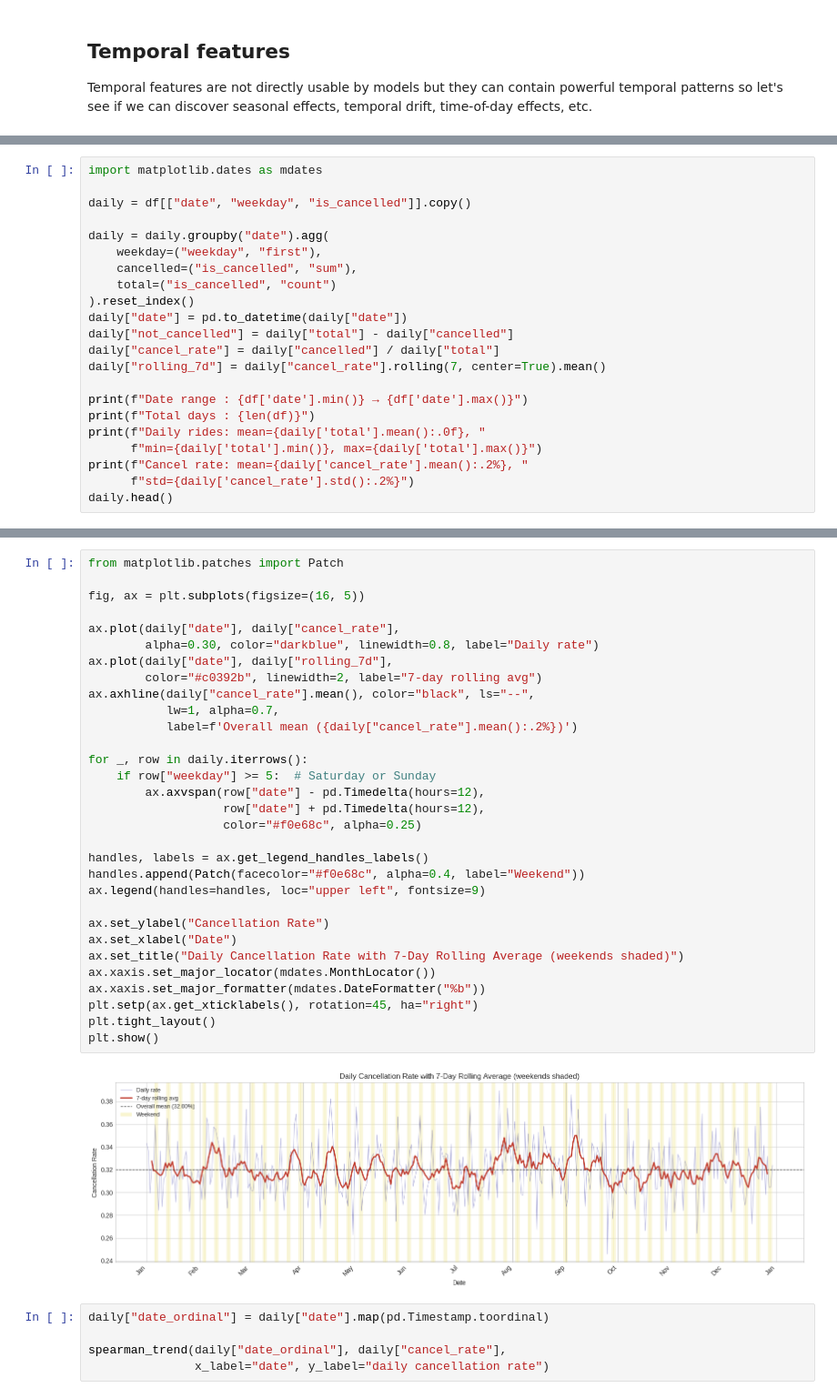
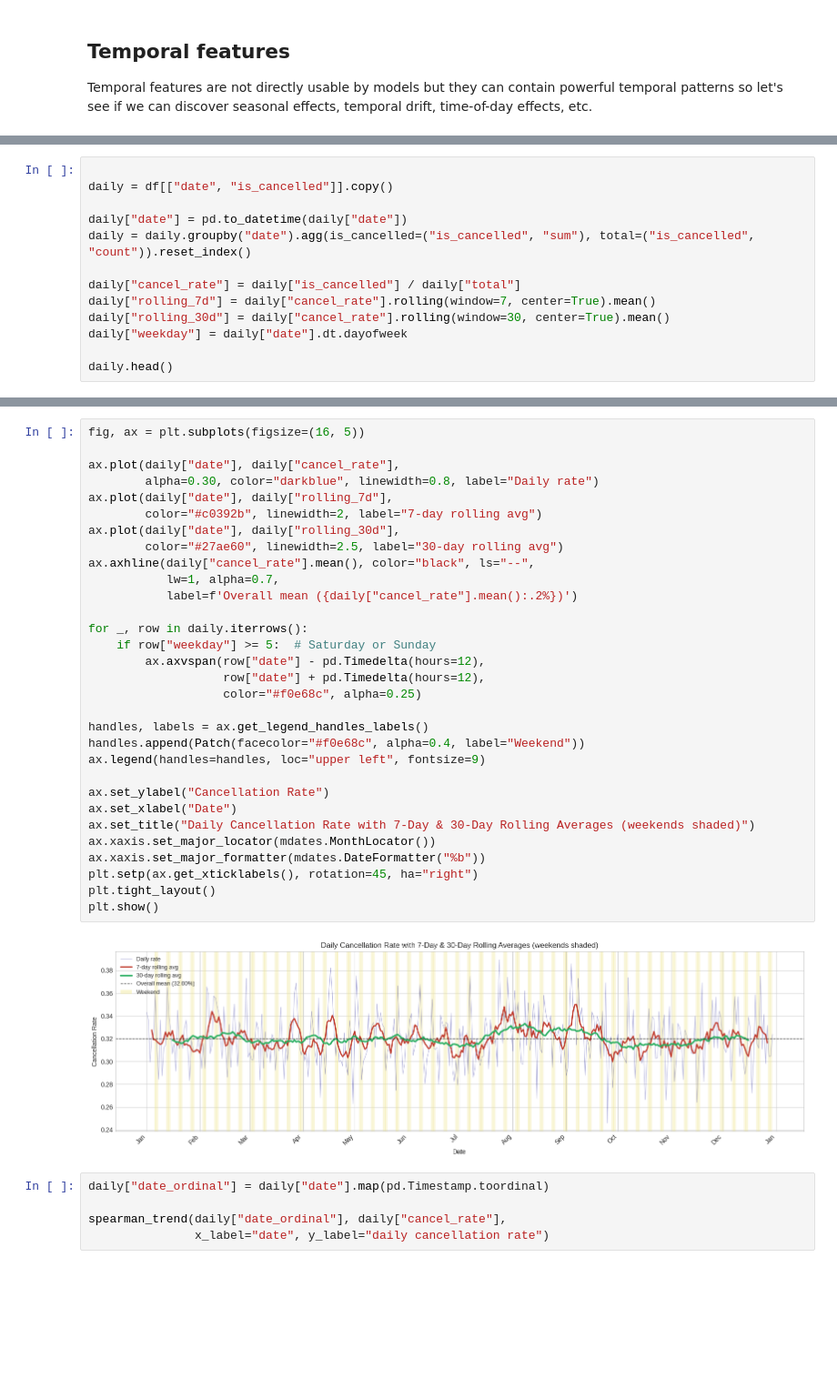
Before and after one commit to amaldu/uber-ride-cancellation-prediction, a Jupyter notebook: uber-analysis/notebooks/05_bivar_eda.ipynb, the cells around one changed output, grey strips where cells are left out. Shown at 91% size. Drawn from its saved outputs; the diff is of its cells as text; blank space fills up the shorter version.

Commit message:
update bivariate EDA: add 30-day rolling averages, bold legends, remove invalid Spearman tests on cyclical features
Made-with: Cursor

```diff
--- a/uber-analysis/notebooks/05_bivar_eda.ipynb
+++ b/uber-analysis/notebooks/05_bivar_eda.ipynb
@@ -61,23 +61,14 @@ Let's check if there are trends, seasonability or anomalies in cancellation rate
 # %%
-import matplotlib.dates as mdates
 
-daily = df[["date", "weekday", "is_cancelled"]].copy()
+daily = df[["date", "is_cancelled"]].copy()
 
-daily = daily.groupby("date").agg(
-    weekday=("weekday", "first"),
-    cancelled=("is_cancelled", "sum"),
-    total=("is_cancelled", "count")
-).reset_index()
 daily["date"] = pd.to_datetime(daily["date"])
-daily["not_cancelled"] = daily["total"] - daily["cancelled"]
-daily["cancel_rate"] = daily["cancelled"] / daily["total"]
-daily["rolling_7d"] = daily["cancel_rate"].rolling(7, center=True).mean()
+daily = daily.groupby("date").agg(is_cancelled=("is_cancelled", "sum"), total=("is_cancelled", "count")).reset_index()
 
-print(f"Date range : {df['date'].min()} → {df['date'].max()}")
-print(f"Total days : {len(df)}")
-print(f"Daily rides: mean={daily['total'].mean():.0f}, "
-      f"min={daily['total'].min()}, max={daily['total'].max()}")
-print(f"Cancel rate: mean={daily['cancel_rate'].mean():.2%}, "
-      f"std={daily['cancel_rate'].std():.2%}")
+daily["cancel_rate"] = daily["is_cancelled"] / daily["total"]
+daily["rolling_7d"] = daily["cancel_rate"].rolling(window=7, center=True).mean()
+daily["rolling_30d"] = daily["cancel_rate"].rolling(window=30, center=True).mean()
+daily["weekday"] = daily["date"].dt.dayofweek
+
 daily.head()
 # %% [output]
@@ -94,36 +81,36 @@ Cancel rate: mean=32.00%, std=2.39%
 # %%
-from matplotlib.patches import Patch
-
 fig, ax = plt.subplots(figsize=(16, 5))
 
 ax.plot(daily["date"], daily["cancel_rate"],
         alpha=0.30, color="darkblue", linewidth=0.8, label="Daily rate")
 ax.plot(daily["date"], daily["rolling_7d"],
         color="#c0392b", linewidth=2, label="7-day rolling avg")
+ax.plot(daily["date"], daily["rolling_30d"],
+        color="#27ae60", linewidth=2.5, label="30-day rolling avg")
 ax.axhline(daily["cancel_rate"].mean(), color="black", ls="--",
            lw=1, alpha=0.7,
            label=f'Overall mean ({daily["cancel_rate"].mean():.2%})')
 
 for _, row in daily.iterrows():
     if row["weekday"] >= 5:  # Saturday or Sunday
         ax.axvspan(row["date"] - pd.Timedelta(hours=12),
                    row["date"] + pd.Timedelta(hours=12),
                    color="#f0e68c", alpha=0.25)
 
 handles, labels = ax.get_legend_handles_labels()
 handles.append(Patch(facecolor="#f0e68c", alpha=0.4, label="Weekend"))
 ax.legend(handles=handles, loc="upper left", fontsize=9)
 
 ax.set_ylabel("Cancellation Rate")
 ax.set_xlabel("Date")
-ax.set_title("Daily Cancellation Rate with 7-Day Rolling Average (weekends shaded)")
+ax.set_title("Daily Cancellation Rate with 7-Day & 30-Day Rolling Averages (weekends shaded)")
 ax.xaxis.set_major_locator(mdates.MonthLocator())
 ax.xaxis.set_major_formatter(mdates.DateFormatter("%b"))
 plt.setp(ax.get_xticklabels(), rotation=45, ha="right")
 plt.tight_layout()
 plt.show()
 # %% [output]
-[figure, old version]
+[figure, new version]
 # %%
 daily["date_ordinal"] = daily["date"].map(pd.Timestamp.toordinal)
 
```
Also changed, not shown: parts of 31 cells of this notebook.
